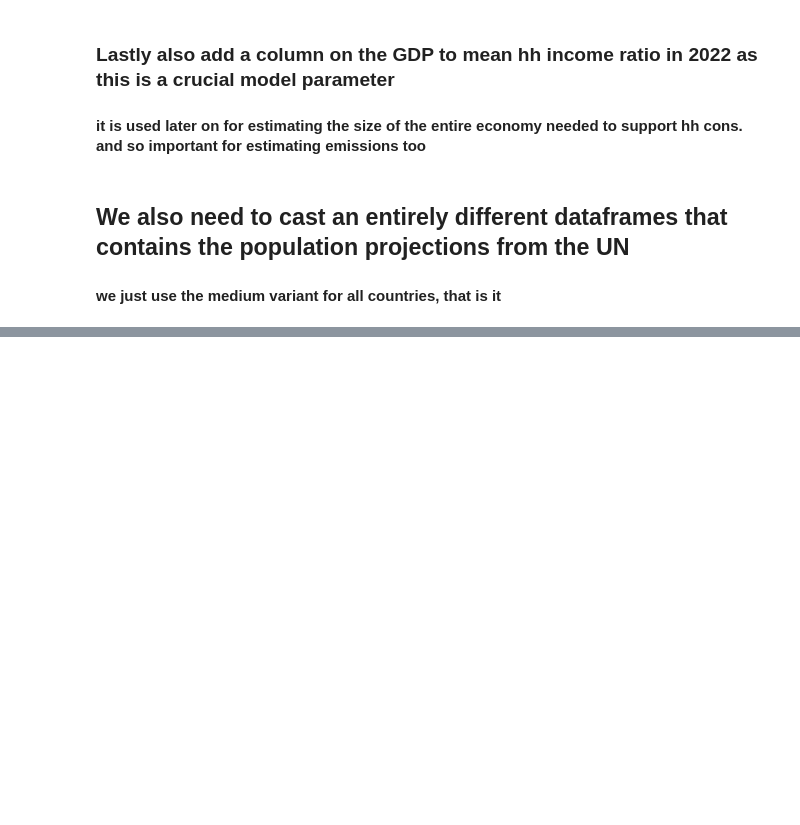
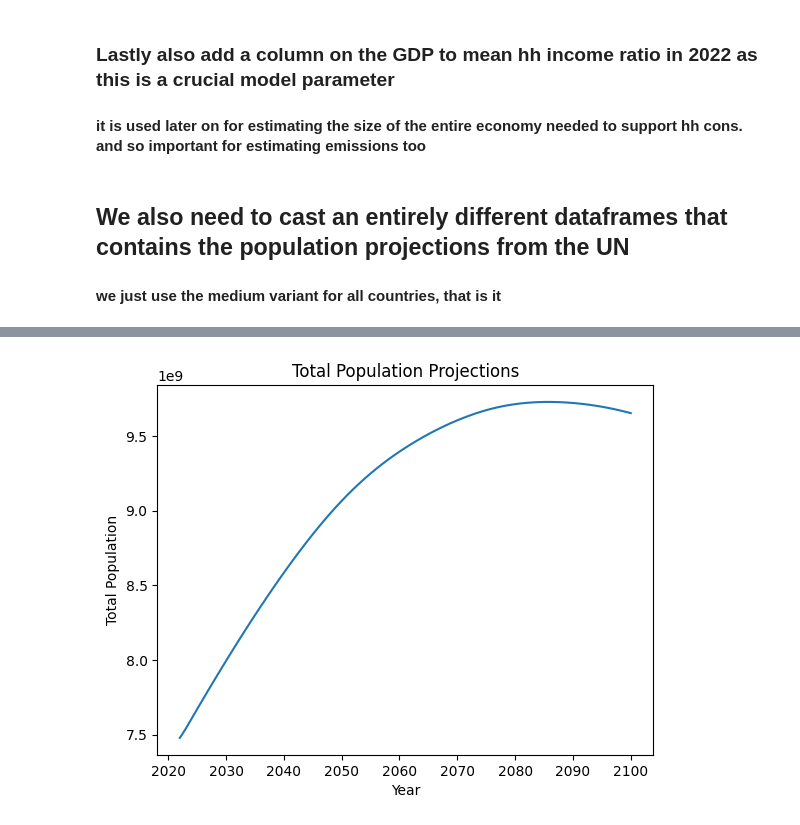
Before and after one commit to yannickoswald/convergence, a Jupyter notebook: clean_extend_pip_data.ipynb, the cells around one changed output, grey strips where cells are left out. Saved outputs shown, nothing was run; the diff lists cells and outputs as text; code cells hidden in the pictures; blank space fills up the shorter version.

```diff
--- a/clean_extend_pip_data.ipynb
+++ b/clean_extend_pip_data.ipynb
@@ -663,0 +621,30 @@ not the right data available
+# %%
+# Load the CSV file
+un_pop_projections = pd.read_csv('./data/pip_all_data/un_pop_projections.csv', sep=';', encoding='latin1')
+
+# Remove rows where 'iso3_code' is NaN
+un_pop_projections = un_pop_projections[un_pop_projections['iso3_code'].notna()]
+
+# Ensure 'year' is numeric, convert to integer, and filter out invalid years
+un_pop_projections['year'] = pd.to_numeric(un_pop_projections['year'], errors='coerce')
+un_pop_projections = un_pop_projections.dropna(subset=['year'])  # Drop rows where year conversion failed
+un_pop_projections['year'] = un_pop_projections['year'].astype(int)
+un_pop_projections = un_pop_projections[(un_pop_projections['year'] >= 2022) & (un_pop_projections['year'] <= 2100)]
+
+# Assuming data_nowcasted_extended is already defined and contains a 'country_code' column
+population_projections = pd.DataFrame(index=data_nowcasted_extended['country_code'].unique())
+years = list(range(2022, 2101))
+population_projections = population_projections.reindex(columns=years, fill_value=0.0)
+
+# Loop over all countries and years to update population projections
+for country in population_projections.index:
+    for year in years:
+        # Find matching rows for current country and year
+        sub_data = un_pop_projections[(un_pop_projections['iso3_code'] == country) & (un_pop_projections['year'] == year)]
+        if not sub_data.empty:
+            # Update population value using the 'total_pop' column
+            population_value = float(sub_data['total_pop'].values[0])
+            population_projections.at[country, year] = population_value
+
+# Display or further process the population_projections DataFrame as needed
+print(population_projections.head())
@@ -663,0 +669,12 @@ not the right data available
+# %%
+# check the total of all countries in the dataframe population_projections to see whether it makes sense. so sum up all rows and check whether the sum is reasonable
+# Sum the population values for each year
+total_population = population_projections.sum()
+# plot the total population over the years
+plt.plot(total_population)
+plt.xlabel('Year')
+plt.ylabel('Total Population')
+plt.title('Total Population Projections')
+plt.show()
+# %% [output]
+[figure, added]
```
Also changed, not shown: parts of 2 cells of this notebook.
